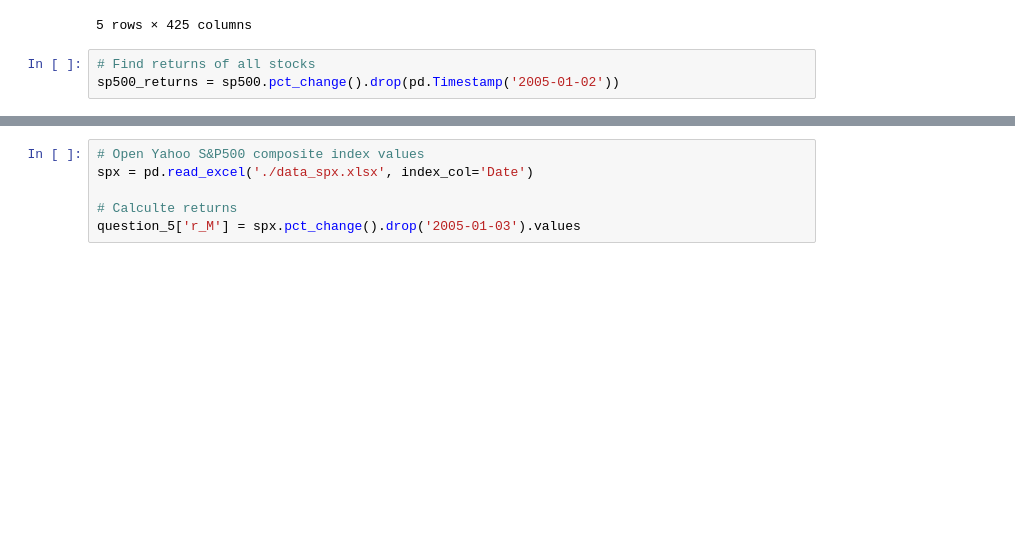
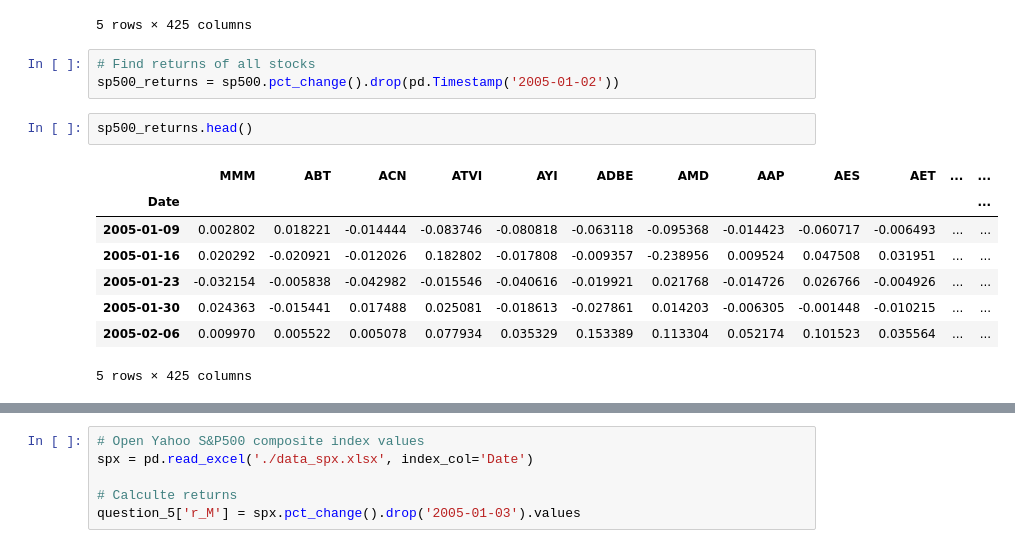
Before and after one commit to boturon/NovaSBE_Courses, a Jupyter notebook: finance/case_2/deliverable.ipynb, the cells around one changed output, grey strips where cells are left out. Cells and saved outputs as stored; diff of their text form; blank space fills up the shorter version.

```diff
--- a/finance/case_2/deliverable.ipynb
+++ b/finance/case_2/deliverable.ipynb
@@ -467,6 +464,17 @@ sp500.head()
 # %%
 # Find returns of all stocks
 sp500_returns = sp500.pct_change().drop(pd.Timestamp('2005-01-02'))
+# %%
+sp500_returns.head()
+# %% [output]
+|  | MMM | ABT | ACN | ATVI | AYI | ADBE | AMD | AAP | AES | AET | ... | ... |
+| Date |  |  |  |  |  |  |  |  |  |  |  | ... |
+| 2005-01-09 | 0.002802 | 0.018221 | -0.014444 | -0.083746 | -0.080818 | -0.063118 | -0.095368 | -0.014423 | -0.060717 | -0.006493 | ... | ... |
+| 2005-01-16 | 0.020292 | -0.020921 | -0.012026 | 0.182802 | -0.017808 | -0.009357 | -0.238956 | 0.009524 | 0.047508 | 0.031951 | ... | ... |
+| 2005-01-23 | -0.032154 | -0.005838 | -0.042982 | -0.015546 | -0.040616 | -0.019921 | 0.021768 | -0.014726 | 0.026766 | -0.004926 | ... | ... |
+| 2005-01-30 | 0.024363 | -0.015441 | 0.017488 | 0.025081 | -0.018613 | -0.027861 | 0.014203 | -0.006305 | -0.001448 | -0.010215 | ... | ... |
+| 2005-02-06 | 0.009970 | 0.005522 | 0.005078 | 0.077934 | 0.035329 | 0.153389 | 0.113304 | 0.052174 | 0.101523 | 0.035564 | ... | ... |
+5 rows × 425 columns
 # %%
 # Download yield curve information for the specific period
 r_f_3M = quandl.get('USTREASURY/YIELD-Treasury-Yield-Curve-Rates', start_date="2004-12-31",
```
Also changed, not shown: parts of 7 cells of this notebook.
